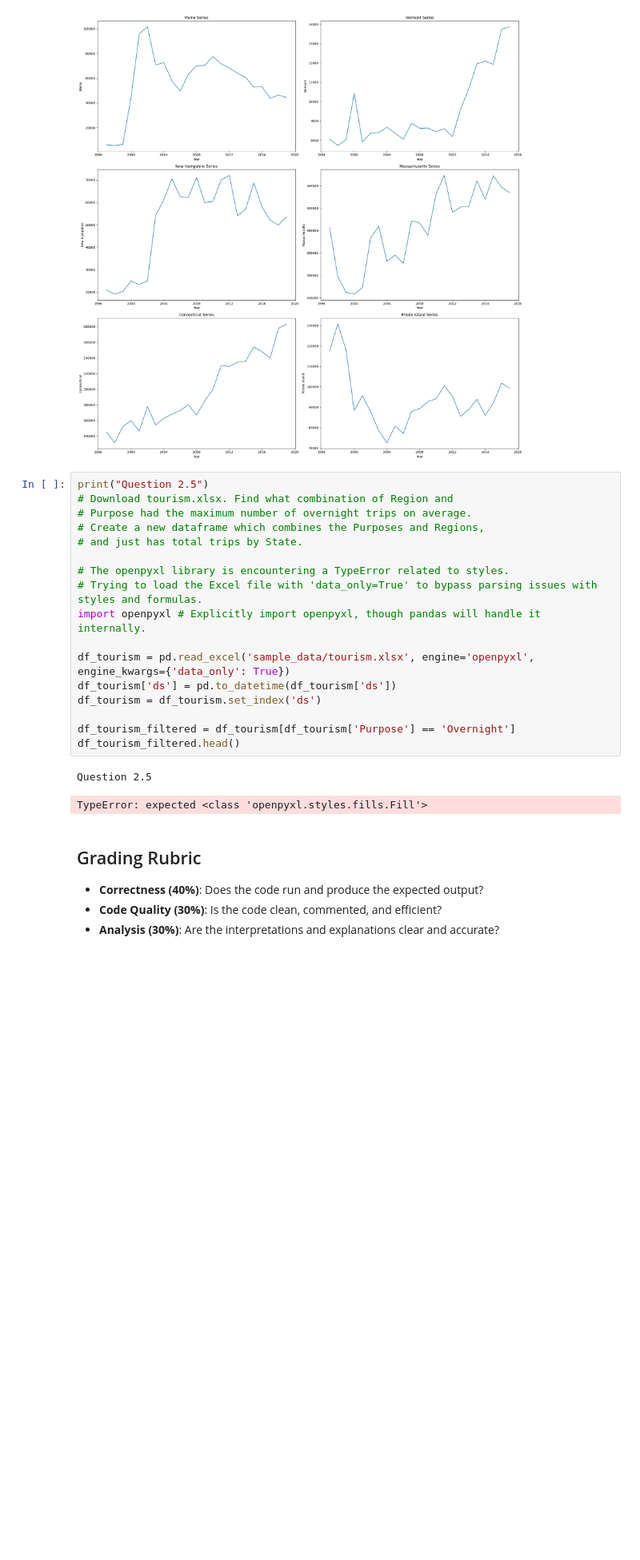
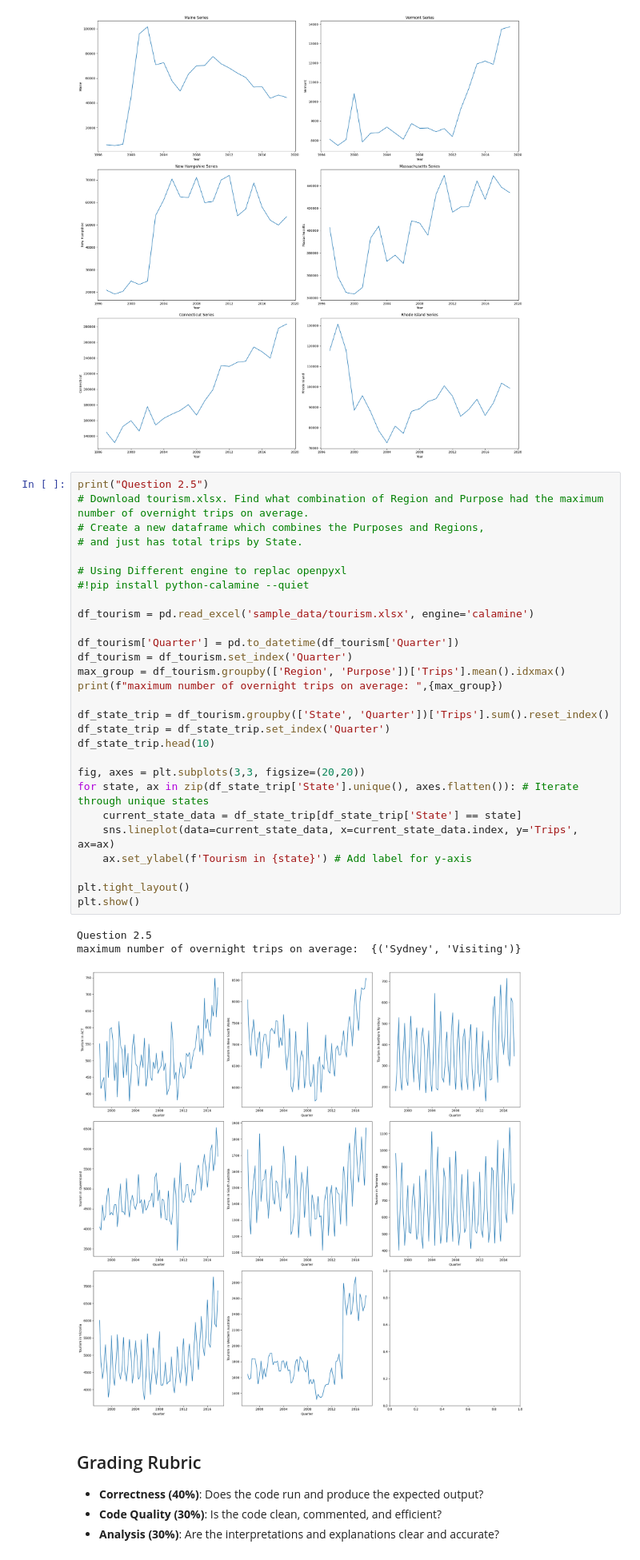
Before and after one commit to VickyGuo0907/DSE6230-forecasting-class-course-materials, a Jupyter notebook: assignments/week01_assignment.ipynb, the cells around one changed output. Shown at 80% size. Saved outputs shown, nothing was run; the diff lists cells and outputs as text; blank space fills up the shorter version.

```diff
--- a/assignments/week01_assignment.ipynb
+++ b/assignments/week01_assignment.ipynb
@@ -297,24 +297,36 @@ Question 2.4
 [figure]
 # %%
 print("Question 2.5")
-# Download tourism.xlsx. Find what combination of Region and
-# Purpose had the maximum number of overnight trips on average.
+# Download tourism.xlsx. Find what combination of Region and Purpose had the maximum number of overnight trips on average.
 # Create a new dataframe which combines the Purposes and Regions,
 # and just has total trips by State.
 
-# The openpyxl library is encountering a TypeError related to styles.
-# Trying to load the Excel file with 'data_only=True' to bypass parsing issues with styles and formulas.
-import openpyxl # Explicitly import openpyxl, though pandas will handle it internally.
+# Using Different engine to replac openpyxl
+#!pip install python-calamine --quiet
 
-df_tourism = pd.read_excel('sample_data/tourism.xlsx', engine='openpyxl', engine_kwargs={'data_only': True})
-df_tourism['ds'] = pd.to_datetime(df_tourism['ds'])
-df_tourism = df_tourism.set_index('ds')
+df_tourism = pd.read_excel('sample_data/tourism.xlsx', engine='calamine')
 
-df_tourism_filtered = df_tourism[df_tourism['Purpose'] == 'Overnight']
-df_tourism_filtered.head()
+df_tourism['Quarter'] = pd.to_datetime(df_tourism['Quarter'])
+df_tourism = df_tourism.set_index('Quarter')
+max_group = df_tourism.groupby(['Region', 'Purpose'])['Trips'].mean().idxmax()
+print(f"maximum number of overnight trips on average: ",{max_group})
+
+df_state_trip = df_tourism.groupby(['State', 'Quarter'])['Trips'].sum().reset_index()
+df_state_trip = df_state_trip.set_index('Quarter')
+df_state_trip.head(10)
+
+fig, axes = plt.subplots(3,3, figsize=(20,20))
+for state, ax in zip(df_state_trip['State'].unique(), axes.flatten()): # Iterate through unique states
+    current_state_data = df_state_trip[df_state_trip['State'] == state]
+    sns.lineplot(data=current_state_data, x=current_state_data.index, y='Trips', ax=ax)
+    ax.set_ylabel(f'Tourism in {state}') # Add label for y-axis
+
+plt.tight_layout()
+plt.show()
 # %% [output]
 Question 2.5
+maximum number of overnight trips on average:  {('Sydney', 'Visiting')}
-TypeError: expected <class 'openpyxl.styles.fills.Fill'>
+[figure, added]
 # %% [markdown]
 ## Grading Rubric
 - **Correctness (40%)**: Does the code run and produce the expected output?
```
